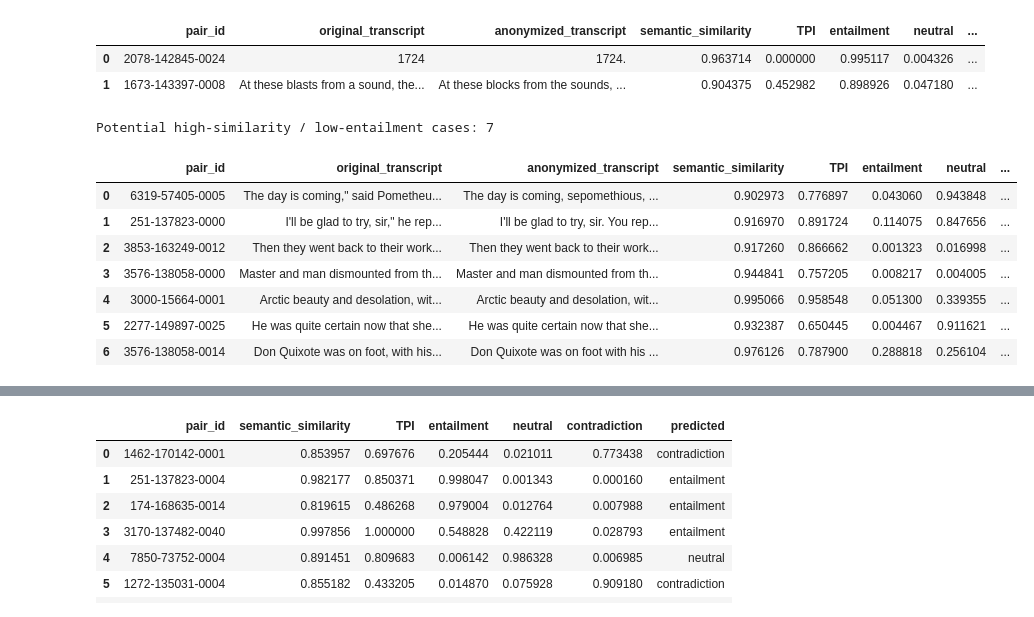
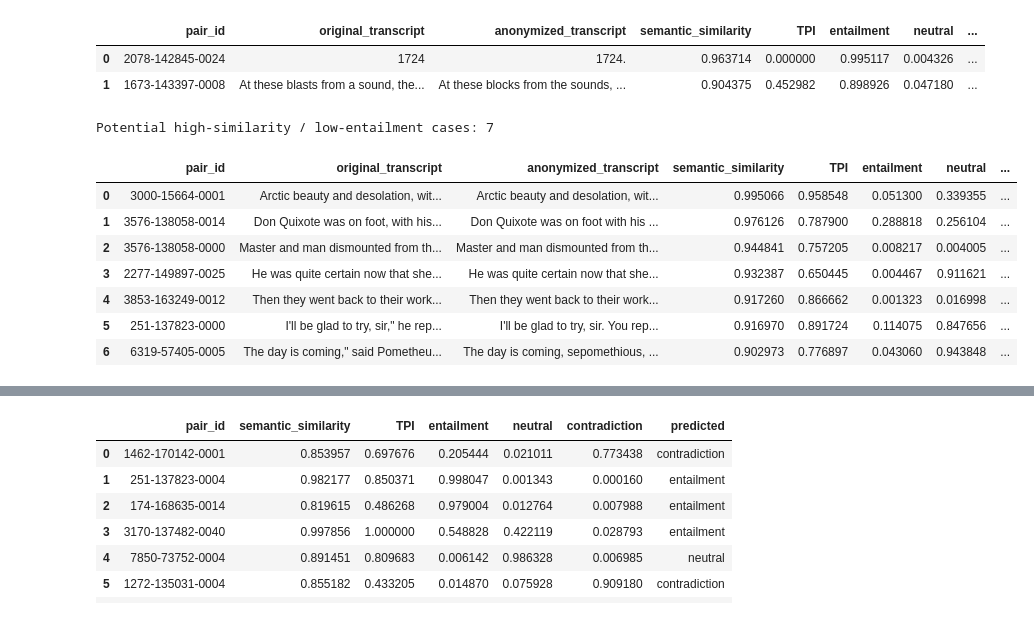
Before and after one commit to Junicolay/interview-anonymization, a Jupyter notebook: notebooks/09_real_anonymized_content_evaluation_NLI_stats.ipynb, the cells around one changed output, grey strips where cells are left out. Drawn from its saved outputs; the diff is of its cells as text; code cells hidden in the pictures.

```diff
--- a/notebooks/09_real_anonymized_content_evaluation_NLI_stats.ipynb
+++ b/notebooks/09_real_anonymized_content_evaluation_NLI_stats.ipynb
@@ -789,14 +789,13 @@ Potential high-similarity / low-TPI cases: 2
 | 0 | 2078-142845-0024 | 1724 | 1724. | 0.963714 | 0.000000 | 0.995117 | 0.004326 | ... |
 | 1 | 1673-143397-0008 | At these blasts from a sound, the... | At these blocks from the sounds, ... | 0.904375 | 0.452982 | 0.898926 | 0.047180 | ... |
 # %%
+
 # Potential NLI / similarity disagreement:
-# high semantic similarity but low entailment probability.
+# High semantic similarity but low entailment probability.
 
 high_sim_low_entailment = metrics_df[
-    (metrics_df["semantic_similarity"] >
-     0.90) &
-    (metrics_df["entailment"] <
-     0.50)
+    (metrics_df["semantic_similarity"] > 0.90)
+    & (metrics_df["entailment"] < 0.50)
 ].copy()
 
 print(
@@ -804,44 +803,79 @@ print(
     len(high_sim_low_entailment),
 )
 
-display(
+# Merge transcripts and metrics.
+disagreement_cases = (
     transcript_df[
         ["pair_id", "original_transcript", "anonymized_transcript"]
-    ].merge(
+    ]
+    .merge(
         high_sim_low_entailment[
             [
                 "pair_id",
                 "semantic_similarity",
                 "TPI",
                 "entailment",
                 "neutral",
                 "contradiction",
                 "predicted",
             ]
         ],
         on="pair_id",
         how="inner",
-    )[
+    )
+    .sort_values("semantic_similarity", ascending=False)
+    .reset_index(drop=True)
+)
+
+# Display the summary table.
+display(
+    disagreement_cases[
         [
             "pair_id",
             "original_transcript",
             "anonymized_transcript",
             "semantic_similarity",
             "TPI",
             "entailment",
             "neutral",
             "contradiction",
             "predicted",
         ]
     ].head(10)
 )
+
+# Display the complete transcripts below the table.
+print("\n" + "=" * 100)
+print("FULL TRANSCRIPTS FOR MANUAL NLI INSPECTION")
+print("=" * 100)
+
+for _, row in disagreement_cases.head(10).iterrows():
+    print(f"\nPAIR ID: {row['pair_id']}")
+    print("-" * 100)
+
+    print(
+        f"Semantic similarity : {row['semantic_similarity']:.4f}\n"
+        f"TPI                 : {row['TPI']:.4f}\n"
+        f"Entailment           : {row['entailment']:.4f}\n"
+        f"Neutral              : {row['neutral']:.4f}\n"
+        f"Contradiction        : {row['contradiction']:.4f}\n"
+        f"Predicted label      : {row['predicted']}"
+    )
+
+    print("\n[ORIGINAL TRANSCRIPT]\n")
+    print(row["original_transcript"])
+
+    print("\n[ANONYMIZED TRANSCRIPT]\n")
+    print(row["anonymized_transcript"])
+
+    print("\n" + "=" * 100)
 # %% [output]
 Potential high-similarity / low-entailment cases: 7
 |  | pair_id | original_transcript | anonymized_transcript | semantic_similarity | TPI | entailment | neutral | ... |
-| 0 | 6319-57405-0005 | The day is coming," said Pometheu... | The day is coming, sepomethious, ... | 0.902973 | 0.776897 | 0.043060 | 0.943848 | ... |
-| 1 | 251-137823-0000 | I'll be glad to try, sir," he rep... | I'll be glad to try, sir. You rep... | 0.916970 | 0.891724 | 0.114075 | 0.847656 | ... |
-| 2 | 3853-163249-0012 | Then they went back to their work... | Then they went back to their work... | 0.917260 | 0.866662 | 0.001323 | 0.016998 | ... |
-| 3 | 3576-138058-0000 | Master and man dismounted from th... | Master and man dismounted from th... | 0.944841 | 0.757205 | 0.008217 | 0.004005 | ... |
-| 4 | 3000-15664-0001 | Arctic beauty and desolation, wit... | Arctic beauty and desolation, wit... | 0.995066 | 0.958548 | 0.051300 | 0.339355 | ... |
-| 5 | 2277-149897-0025 | He was quite certain now that she... | He was quite certain now that she... | 0.932387 | 0.650445 | 0.004467 | 0.911621 | ... |
-| 6 | 3576-138058-0014 | Don Quixote was on foot, with his... | Don Quixote was on foot with his ... | 0.976126 | 0.787900 | 0.288818 | 0.256104 | ... |
+| 0 | 3000-15664-0001 | Arctic beauty and desolation, wit... | Arctic beauty and desolation, wit... | 0.995066 | 0.958548 | 0.051300 | 0.339355 | ... |
+| 1 | 3576-138058-0014 | Don Quixote was on foot, with his... | Don Quixote was on foot with his ... | 0.976126 | 0.787900 | 0.288818 | 0.256104 | ... |
+| 2 | 3576-138058-0000 | Master and man dismounted from th... | Master and man dismounted from th... | 0.944841 | 0.757205 | 0.008217 | 0.004005 | ... |
+| 3 | 2277-149897-0025 | He was quite certain now that she... | He was quite certain now that she... | 0.932387 | 0.650445 | 0.004467 | 0.911621 | ... |
+| 4 | 3853-163249-0012 | Then they went back to their work... | Then they went back to their work... | 0.917260 | 0.866662 | 0.001323 | 0.016998 | ... |
+| 5 | 251-137823-0000 | I'll be glad to try, sir," he rep... | I'll be glad to try, sir. You rep... | 0.916970 | 0.891724 | 0.114075 | 0.847656 | ... |
+| 6 | 6319-57405-0005 | The day is coming," said Pometheu... | The day is coming, sepomethious, ... | 0.902973 | 0.776897 | 0.043060 | 0.943848 | ... |
```
Also changed, not shown: parts of 6 cells of this notebook, 3 other files.
